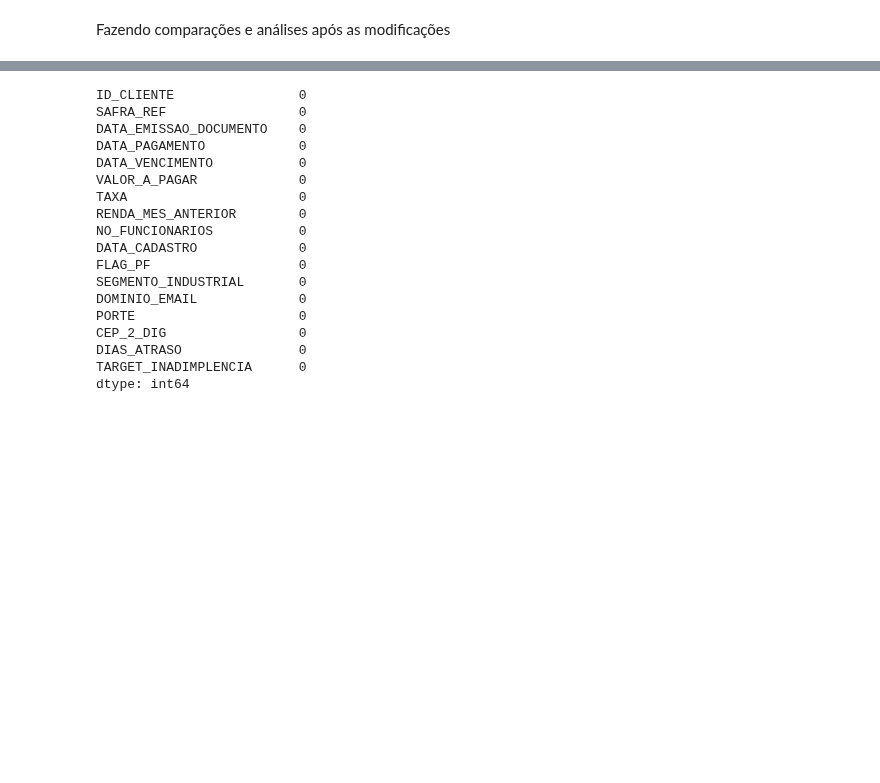
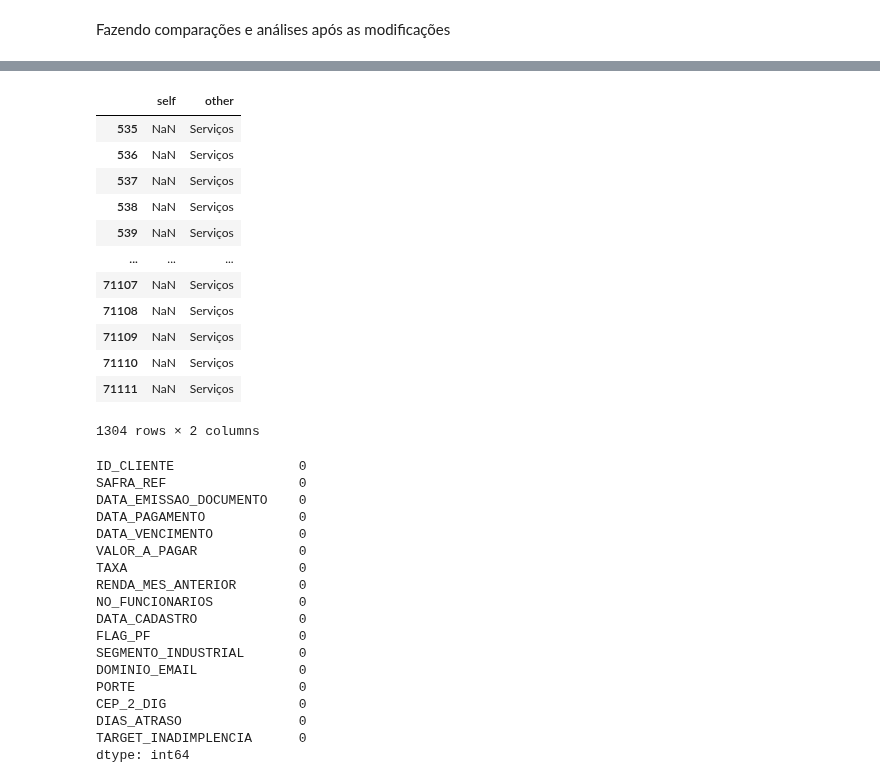
Before and after one commit to mmdes/default-risk-analysis, a Jupyter notebook: notebooks/exploratory_analysis.ipynb, the cells around one changed output, grey strips where cells are left out. Drawn from its saved outputs; the diff is of its cells as text; code cells hidden in the pictures; blank space fills up the shorter version.

Commit message:
Modelagem a todo vapor

```diff
--- a/notebooks/exploratory_analysis.ipynb
+++ b/notebooks/exploratory_analysis.ipynb
@@ -1854,7 +1840,7 @@ def preencher_funcionarios_com_mediana(grupo):
 # Aplica a função por grupo
 merged_dataset_temp = (
     merged_dataset_temp
-    .groupby(colunas_para_agrupamento, group_keys=False)
+    .groupby(colunas_para_agrupamento, group_keys=False, dropna=False)
     .apply(preencher_funcionarios_com_mediana)
 )
 # %%
@@ -1900,7 +1886,7 @@ def preencher_funcionarios_com_mediana(grupo):
 # Aplica a função por grupo
 merged_dataset_temp = (
     merged_dataset_temp
-    .groupby(colunas_para_agrupamento, group_keys=False)
+    .groupby(colunas_para_agrupamento, group_keys=False, dropna=False)
     .apply(preencher_funcionarios_com_mediana)
 )
 # %%
@@ -1925,7 +1911,7 @@ def preencher_funcionarios_com_mediana(grupo):
 # Aplica a função por grupo
 merged_dataset_temp = (
     merged_dataset_temp
-    .groupby(colunas_para_agrupamento, group_keys=False)
+    .groupby(colunas_para_agrupamento, group_keys=False, dropna=False)
     .apply(preencher_funcionarios_com_mediana)
 )
 # %%
@@ -1952,3 +1940,28 @@ dtype: int64
+# %%
+# Colunas que definem os grupos com características semelhantes
+colunas_para_agrupamento = [
+    'TARGET_INADIMPLENCIA',
+    'PORTE',
+    'TAXA',
+]
+
+# Função que preenche os valores nulos de 'PORTE' com a moda do grupo
+def preencher_porte_com_moda(grupo):
+    moda_porte = grupo['SEGMENTO_INDUSTRIAL'].mode()
+
+    # Verifica se há uma moda (pode não haver se o grupo for todo nulo)
+    if not moda_porte.empty:
+        # Preenche os nulos com a moda encontrada
+        grupo['SEGMENTO_INDUSTRIAL'] = grupo['SEGMENTO_INDUSTRIAL'].fillna(moda_porte[0])
+
+    return grupo
+
+# Aplica a função a cada grupo do DataFrame
+merged_dataset_temp = (
+    merged_dataset_temp
+    .groupby(colunas_para_agrupamento, group_keys=False, dropna=False)
+    .apply(preencher_porte_com_moda)
+)
 # %% [markdown]
 Fazendo comparações e análises após as modificações
 # %%
@@ -2002 +2015,25 @@ resultado
+# %%
+s1 = merged_dataset['SEGMENTO_INDUSTRIAL']
+s2 = merged_dataset_temp['SEGMENTO_INDUSTRIAL']
+
+# escolhe o índice comum (interseção)
+idx_comum = s1.index.intersection(s2.index)
+
+# compara só nas posições que existem em ambos
+resultado = s1.loc[idx_comum].compare(s2.loc[idx_comum])
+resultado
+# %% [output]
+|  | self | other |
+| 535 | NaN | Serviços |
+| 536 | NaN | Serviços |
+| 537 | NaN | Serviços |
+| 538 | NaN | Serviços |
+| 539 | NaN | Serviços |
+| ... | ... | ... |
+| 71107 | NaN | Serviços |
+| 71108 | NaN | Serviços |
+| 71109 | NaN | Serviços |
+| 71110 | NaN | Serviços |
+| 71111 | NaN | Serviços |
+1304 rows × 2 columns
 # %%
```
Also changed, not shown: parts of 20 cells of this notebook, 3 other files.
